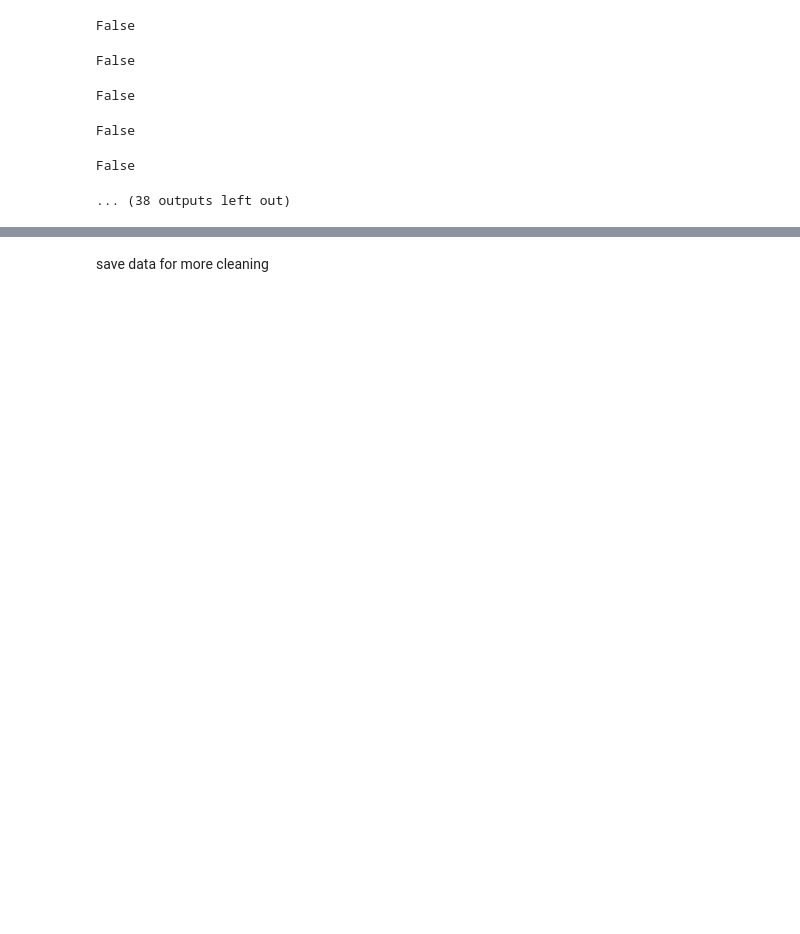
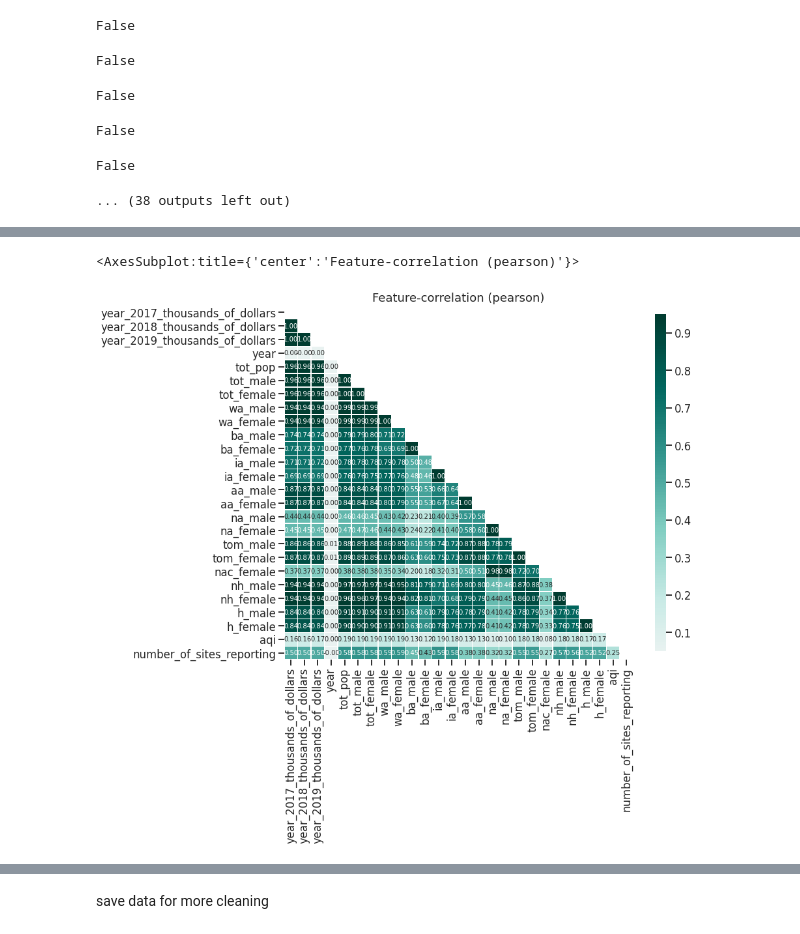
Before and after one commit to willkchan/Pollution-Forecast, a Jupyter notebook: src/preparation/Data_Wrangling.ipynb, the cells around one changed output, grey strips where cells are left out. Cells and saved outputs as stored; diff of their text form; code cells hidden in the pictures; blank space fills up the shorter version.

```diff
--- a/src/preparation/Data_Wrangling.ipynb
+++ b/src/preparation/Data_Wrangling.ipynb
@@ -529,9 +454,9 @@ df = pd.merge(county_income_ethnicity_2017_2019, county_daily_aqi_by_2017_2019,
 cols_to_remove = ['GeoName', 'STATE', 'COUNTY', 'STNAME', 'CTYNAME', 'State Code', 'County Code']
 df = remove_col(df, cols_to_remove)
 # %%
-# print(df.columns)
-# df.head(50)
-df = df[['GeoFIPS', 'Region', 'State Name', 'County Name', 'Year 2017 (thousands of dollars)',
+print(df.columns)
+
+df = df[['GeoFIPS', 'Region', 'State Name', 'county Name', 'Year 2017 (thousands of dollars)',
        'Year 2018 (thousands of dollars)', 'Year 2019 (thousands of dollars)',
        'YEAR', 'TOT_POP', 'TOT_MALE', 'TOT_FEMALE', 'WA_MALE', 'WA_FEMALE',
        'BA_MALE', 'BA_FEMALE', 'IA_MALE', 'IA_FEMALE', 'AA_MALE', 'AA_FEMALE',
@@ -541,4 +478,8 @@ df = df[['GeoFIPS', 'Region', 'State Name', 'County Name', 'Year 2017 (thousands
 # %%
+df_cleaned = klib.data_cleaning(df)
 # df.isnull().sum()
 # AK = df['State Name'] == 'Arkansas'
 # df.head()
+
+# over = df_cleaned.aqi > 3000
+# df_cleaned.loc[over]
@@ -544,0 +497,7 @@ df = df[['GeoFIPS', 'Region', 'State Name', 'County Name', 'Year 2017 (thousands
+# %%
+# see correlations with klib
+
+klib.corr_plot(df_cleaned)
+# %% [output]
+<AxesSubplot:title={'center':'Feature-correlation (pearson)'}>
+[figure, added]
```
Also changed, not shown: parts of 44 cells of this notebook.
